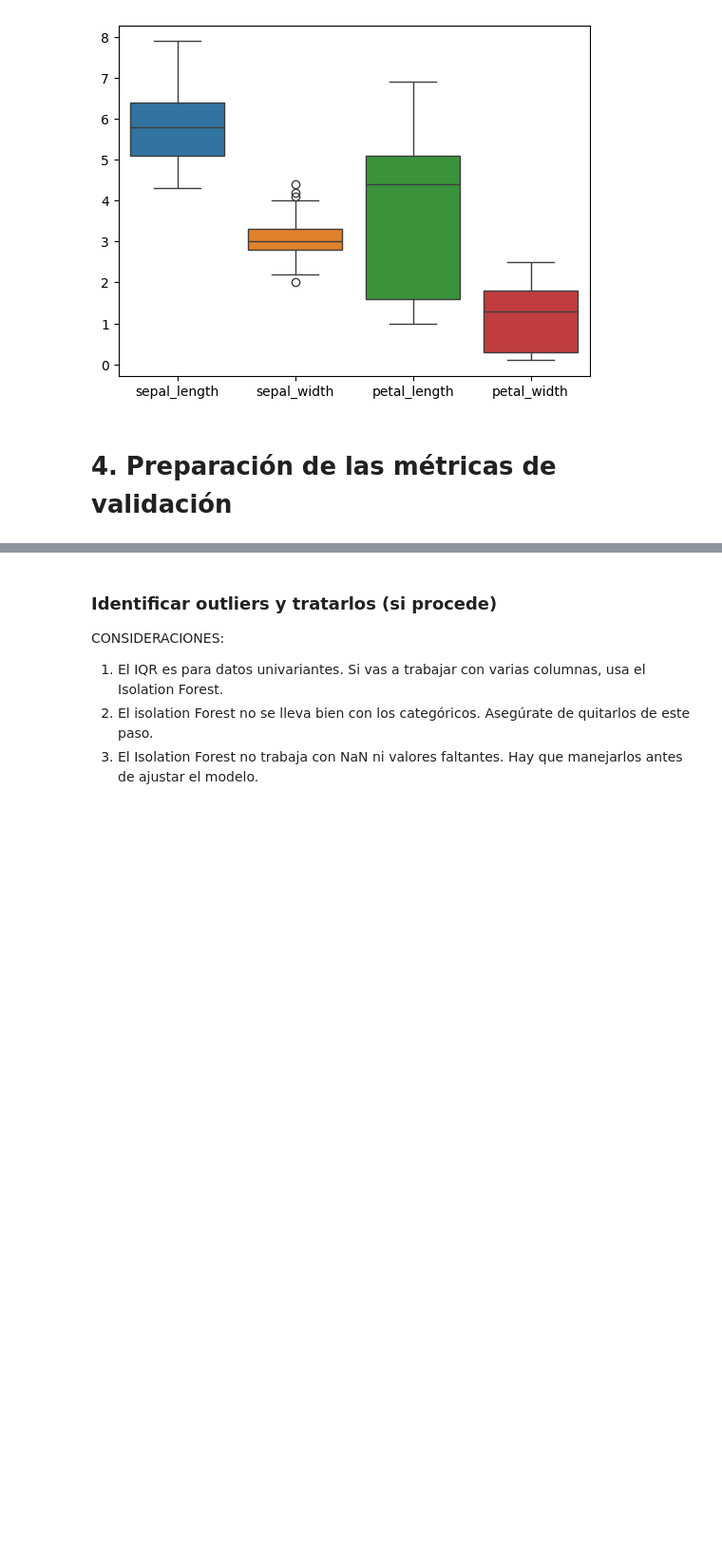
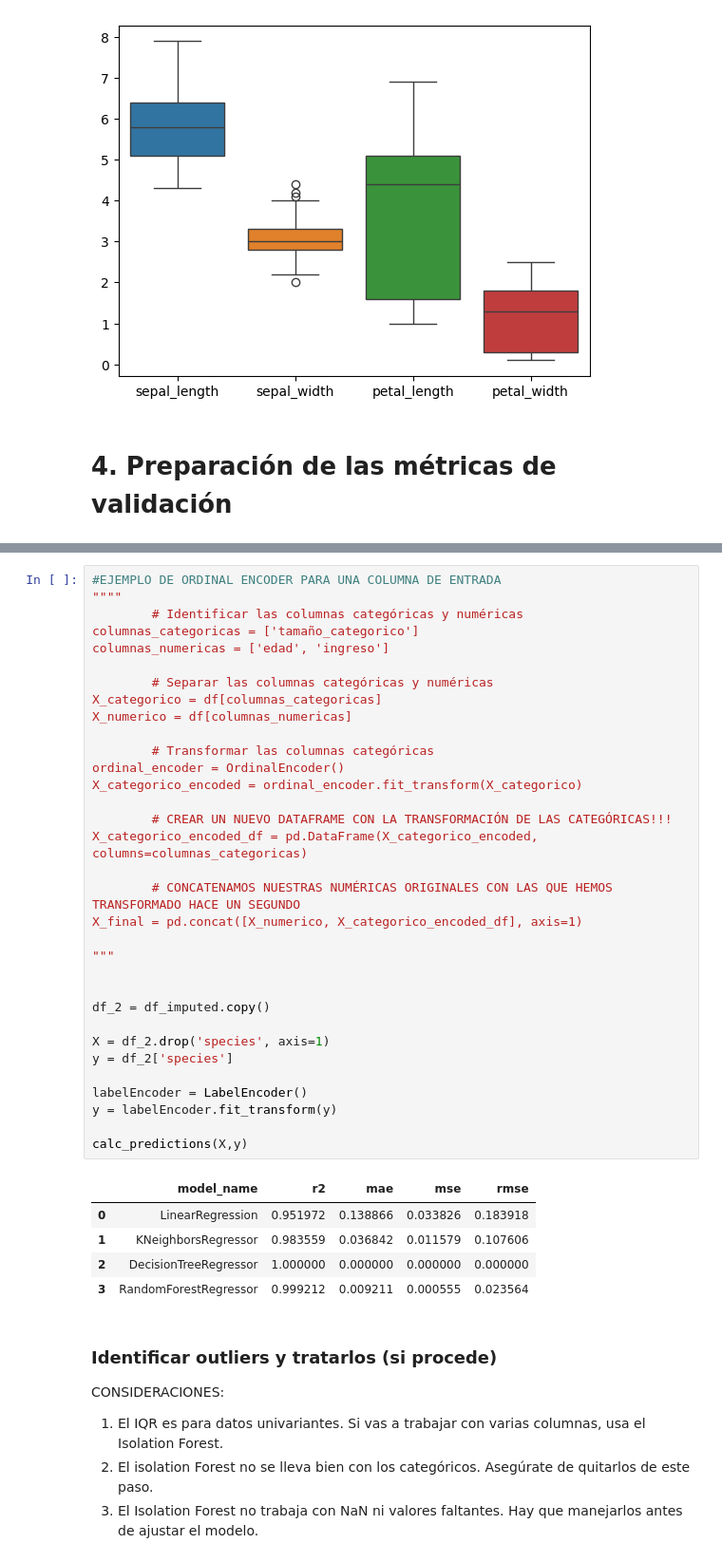
Before and after one commit to fjzamora93/Data-Analytics-with-python-2024, a Jupyter notebook: iris/iris.ipynb, the cells around one changed output, grey strips where cells are left out. Shown: that part at 95% size. Saved outputs shown, nothing was run; the diff lists cells and outputs as text; blank space fills up the shorter version.

```diff
--- a/iris/iris.ipynb
+++ b/iris/iris.ipynb
@@ -234,3 +267,42 @@ memory usage: 6.0+ KB
+# %%
+#EJEMPLO DE ORDINAL ENCODER PARA UNA COLUMNA DE ENTRADA
+""""
+        # Identificar las columnas categóricas y numéricas
+columnas_categoricas = ['tamaño_categorico']
+columnas_numericas = ['edad', 'ingreso']
+
+        # Separar las columnas categóricas y numéricas
+X_categorico = df[columnas_categoricas]
+X_numerico = df[columnas_numericas]
+
+        # Transformar las columnas categóricas
+ordinal_encoder = OrdinalEncoder()
+X_categorico_encoded = ordinal_encoder.fit_transform(X_categorico)
+
+        # CREAR UN NUEVO DATAFRAME CON LA TRANSFORMACIÓN DE LAS CATEGÓRICAS!!!
+X_categorico_encoded_df = pd.DataFrame(X_categorico_encoded, columns=columnas_categoricas)
+
+        # CONCATENAMOS NUESTRAS NUMÉRICAS ORIGINALES CON LAS QUE HEMOS TRANSFORMADO HACE UN SEGUNDO
+X_final = pd.concat([X_numerico, X_categorico_encoded_df], axis=1)
+
+"""
+
+
+df_2 = df_imputed.copy()
+
+X = df_2.drop('species', axis=1)
+y = df_2['species']
+
+labelEncoder = LabelEncoder()
+y = labelEncoder.fit_transform(y)
+
+calc_predictions(X,y)
+# %% [output]
+|  | model_name | r2 | mae | mse | rmse |
+| 0 | LinearRegression | 0.951972 | 0.138866 | 0.033826 | 0.183918 |
+| 1 | KNeighborsRegressor | 0.983559 | 0.036842 | 0.011579 | 0.107606 |
+| 2 | DecisionTreeRegressor | 1.000000 | 0.000000 | 0.000000 | 0.000000 |
+| 3 | RandomForestRegressor | 0.999212 | 0.009211 | 0.000555 | 0.023564 |
 # %% [markdown]
 ### Identificar outliers y tratarlos (si procede)
 CONSIDERACIONES:
```
Also changed, not shown: parts of 23 cells of this notebook, 1 other file.
